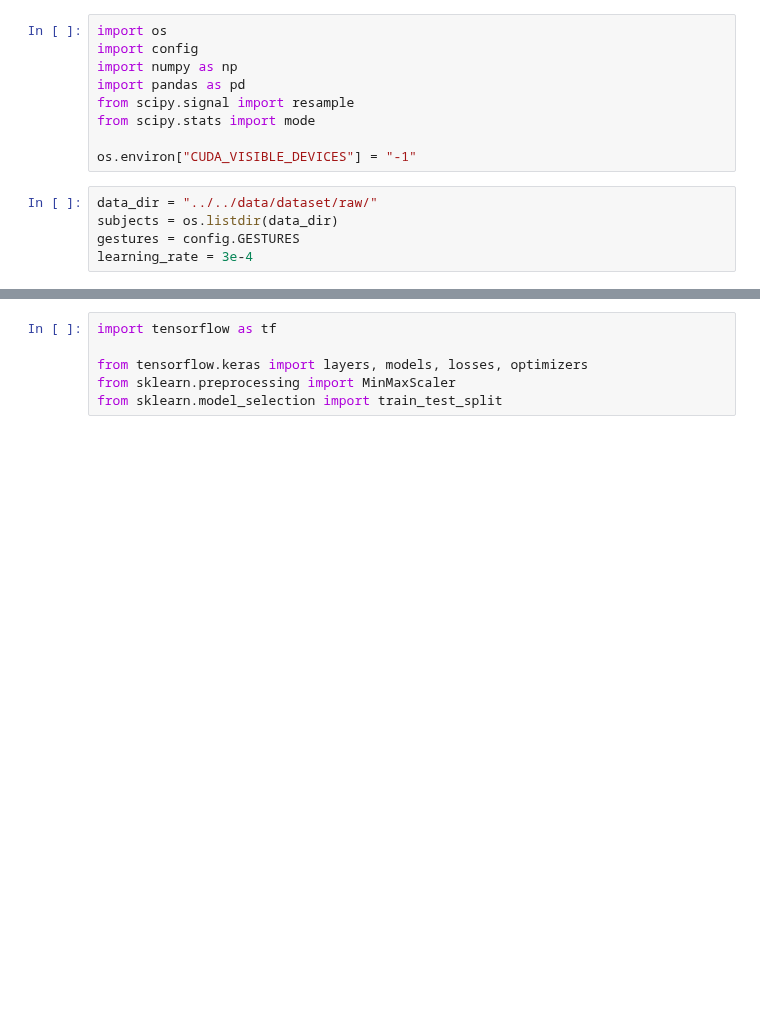
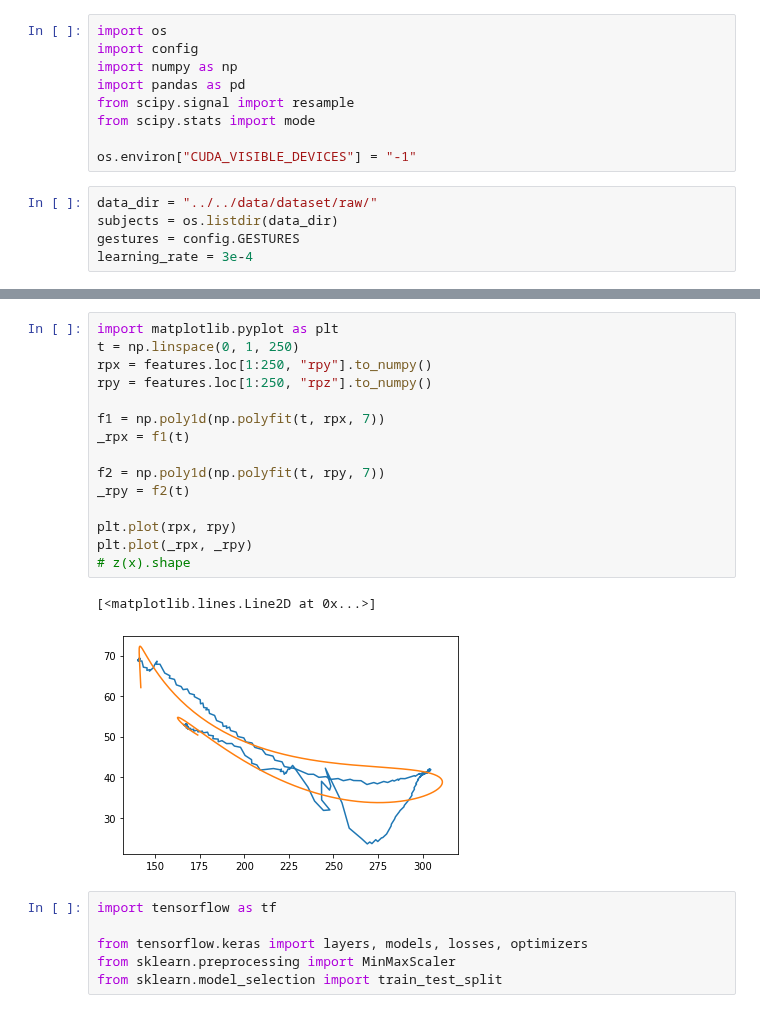
Before and after one commit to atick-faisal/Sign-Language-Recognition, a Jupyter notebook: core/src/AlgorithmDL.ipynb, the cells around one changed output, grey strips where cells are left out. Cells and saved outputs as stored; diff of their text form; blank space fills up the shorter version.

Commit message:
Play with polyfit

```diff
--- a/core/src/AlgorithmDL.ipynb
+++ b/core/src/AlgorithmDL.ipynb
@@ -80,3 +80,21 @@ features
+# %%
+import matplotlib.pyplot as plt
+t = np.linspace(0, 1, 250)
+rpx = features.loc[1:250, "rpy"].to_numpy()
+rpy = features.loc[1:250, "rpz"].to_numpy()
+
+f1 = np.poly1d(np.polyfit(t, rpx, 7))
+_rpx = f1(t)
+
+f2 = np.poly1d(np.polyfit(t, rpy, 7))
+_rpy = f2(t)
+
+plt.plot(rpx, rpy)
+plt.plot(_rpx, _rpy)
+# z(x).shape
+# %% [output]
+[<matplotlib.lines.Line2D at 0x...>]
+[figure, added]
 # %%
 import tensorflow as tf
 
```
Also changed, not shown: parts of 2 cells of this notebook, 6 other files.
